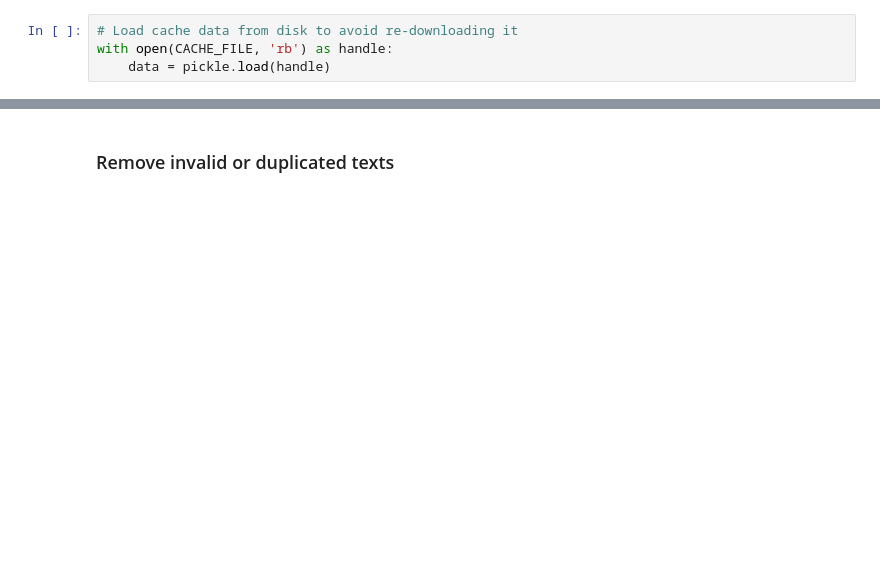
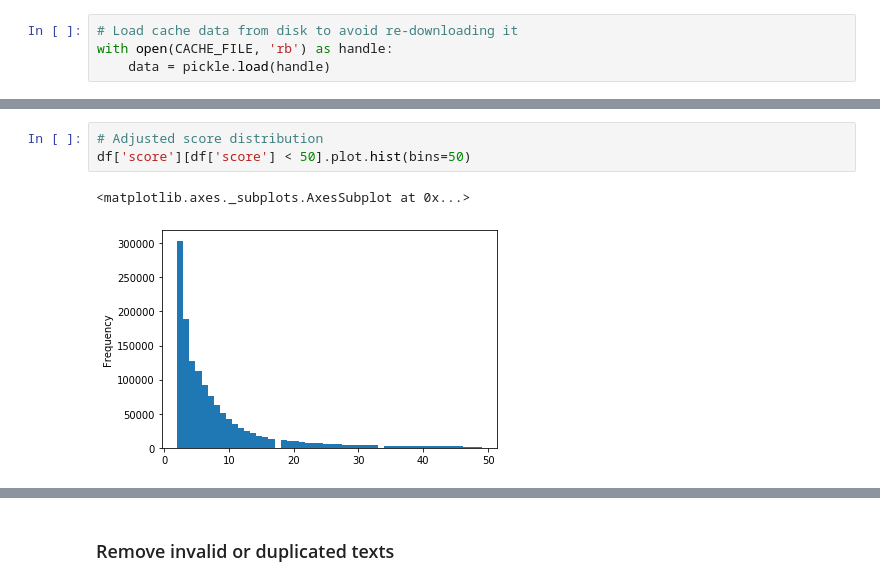
Before and after one commit to polakowo/textai, a Jupyter notebook: RedditTitles/DataPreparation.ipynb, the cells around one changed output, grey strips where cells are left out. Drawn from its saved outputs; the diff is of its cells as text; blank space fills up the shorter version.

```diff
--- a/RedditTitles/DataPreparation.ipynb
+++ b/RedditTitles/DataPreparation.ipynb
@@ -182,0 +204,6 @@ print(df.index[-1])
+# %%
+# Adjusted score distribution
+df['score'][df['score'] < 50].plot.hist(bins=50)
+# %% [output]
+<matplotlib.axes._subplots.AxesSubplot at 0x...>
+[figure, added]
```
Also changed, not shown: parts of 45 cells of this notebook, 7 other files.
